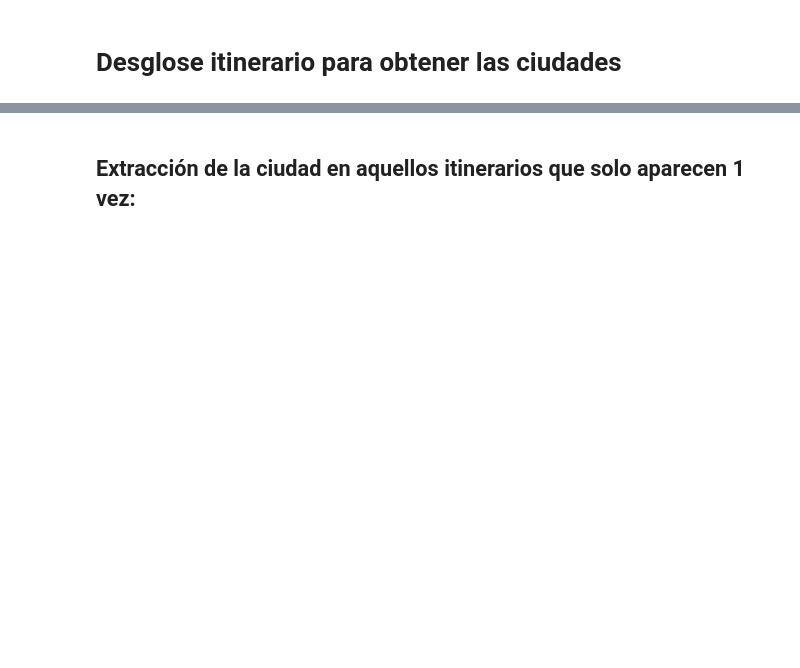
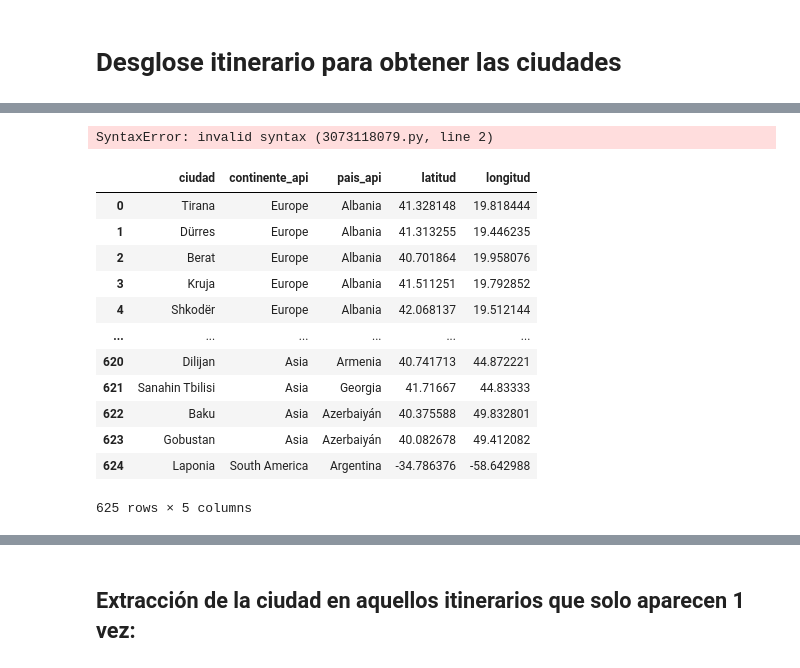
Before and after one commit to VanesaFloresRivera/Proyecto-Final, a Jupyter notebook: notebooks/transformación.ipynb, the cells around one changed output, grey strips where cells are left out. Cells and saved outputs as stored; diff of their text form; code cells hidden in the pictures; blank space fills up the shorter version.

```diff
--- a/notebooks/transformación.ipynb
+++ b/notebooks/transformación.ipynb
@@ -594,0 +670,25 @@ df_itinerarios
+# %%
+#obtengo los datos de la api
+fasfasf df_paises_correctos_nuevo = pd.DataFrame()
+df_paises_correctos_nuevo['ciudad']=lista_ciudades_duplicadas
+df_paises_correctos_nuevo[['continente_api','pais_api', 'latitud', 'longitud']]=(
+    df_paises_correctos_nuevo.apply(lambda fila:pd.Series(
+        tr.obtener_pais_continente_lat_long(fila['ciudad'], API_KEY)), axis=1))
+# %% [output]
+SyntaxError: invalid syntax (3073118079.py, line 2)
+# %%
+df_paises_correctos_nuevo
+# %% [output]
+|  | ciudad | continente_api | pais_api | latitud | longitud |
+| 0 | Tirana | Europe | Albania | 41.328148 | 19.818444 |
+| 1 | Dürres | Europe | Albania | 41.313255 | 19.446235 |
+| 2 | Berat | Europe | Albania | 40.701864 | 19.958076 |
+| 3 | Kruja | Europe | Albania | 41.511251 | 19.792852 |
+| 4 | Shkodër | Europe | Albania | 42.068137 | 19.512144 |
+| ... | ... | ... | ... | ... | ... |
+| 620 | Dilijan | Asia | Armenia | 40.741713 | 44.872221 |
+| 621 | Sanahin Tbilisi | Asia | Georgia | 41.71667 | 44.83333 |
+| 622 | Baku | Asia | Azerbaiyán | 40.375588 | 49.832801 |
+| 623 | Gobustan | Asia | Azerbaiyán | 40.082678 | 49.412082 |
+| 624 | Laponia | South America | Argentina | -34.786376 | -58.642988 |
+625 rows × 5 columns
```
Also changed, not shown: parts of 31 cells of this notebook, 17 other files.
